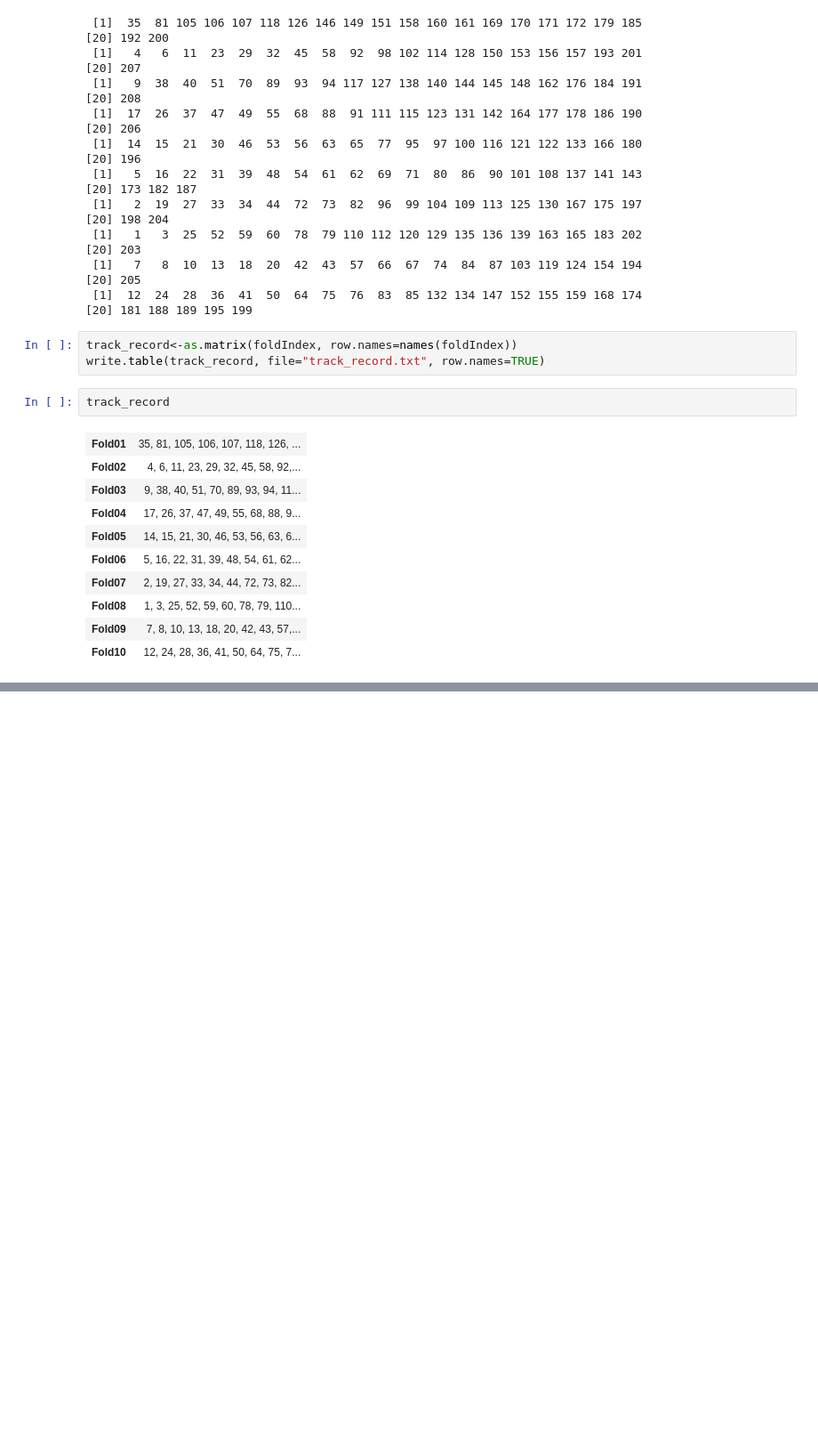
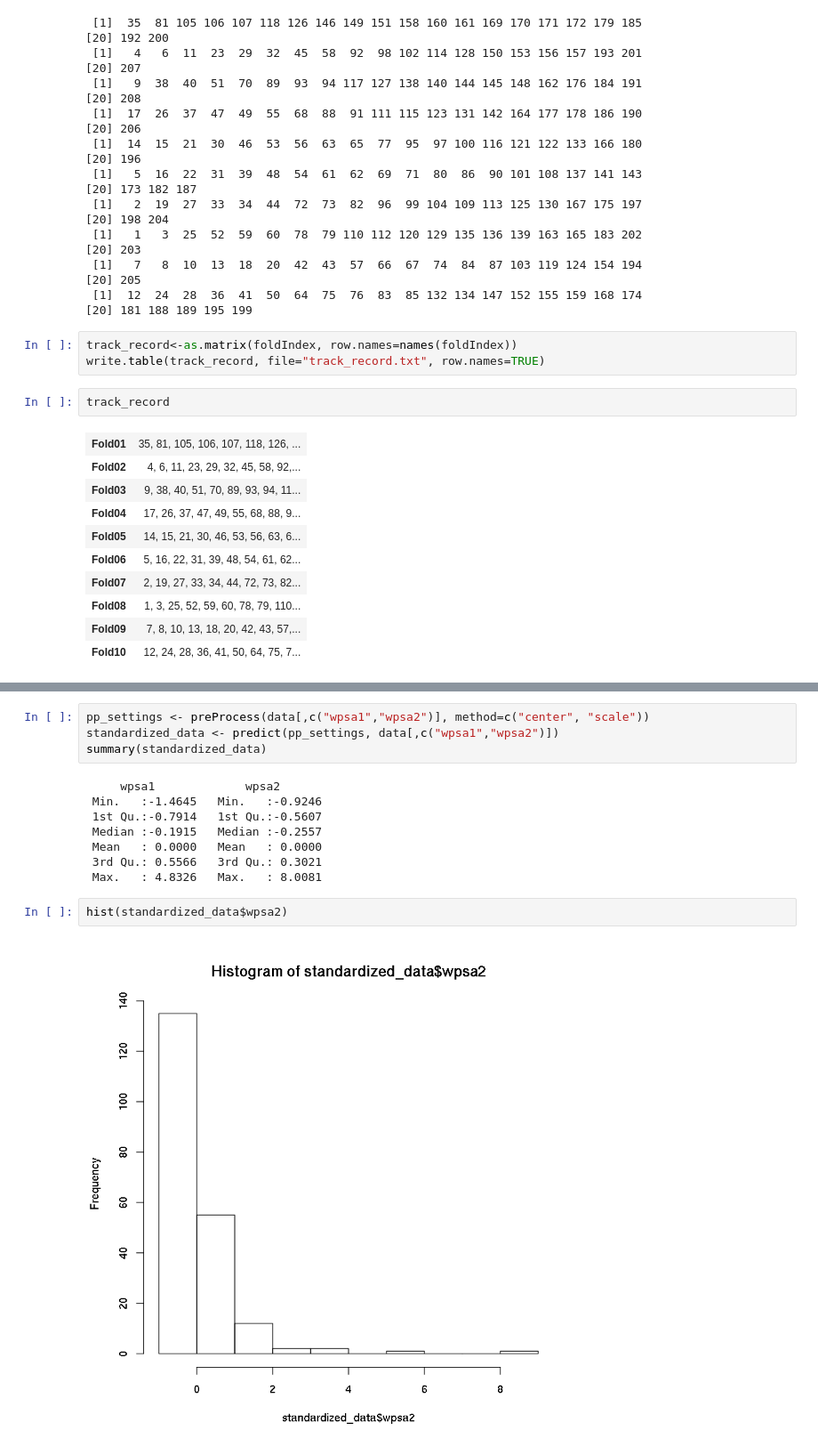
Before and after one commit to adamPaclawski/AI_pharm, a Jupyter notebook: AI in Pharm 2 - data prep.ipynb, the cells around one changed output, grey strips where cells are left out. Shown at 89% size. Cells and saved outputs as stored; diff of their text form; blank space fills up the shorter version.

```diff
--- a/AI in Pharm 2 - data prep.ipynb
+++ b/AI in Pharm 2 - data prep.ipynb
@@ -382 +399,17 @@ track_record
+# %%
+pp_settings <- preProcess(data[,c("wpsa1","wpsa2")], method=c("center", "scale"))
+standardized_data <- predict(pp_settings, data[,c("wpsa1","wpsa2")])
+summary(standardized_data)
+# %% [output]
+     wpsa1             wpsa2
+ Min.   :-1.4645   Min.   :-0.9246
+ 1st Qu.:-0.7914   1st Qu.:-0.5607
+ Median :-0.1915   Median :-0.2557
+ Mean   : 0.0000   Mean   : 0.0000
+ 3rd Qu.: 0.5566   3rd Qu.: 0.3021
+ Max.   : 4.8326   Max.   : 8.0081
+# %%
+hist(standardized_data$wpsa2)
+# %% [output]
+[figure, added]
 # %%
```
Also changed, not shown: parts of 25 cells of this notebook.
